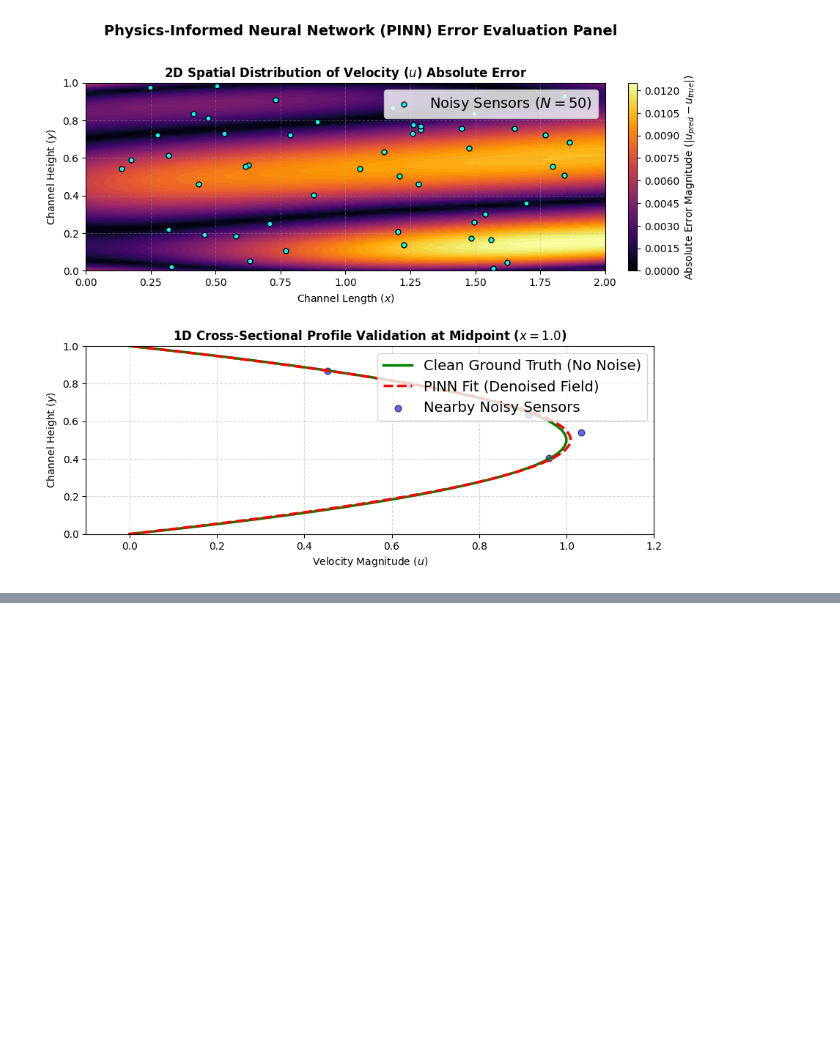
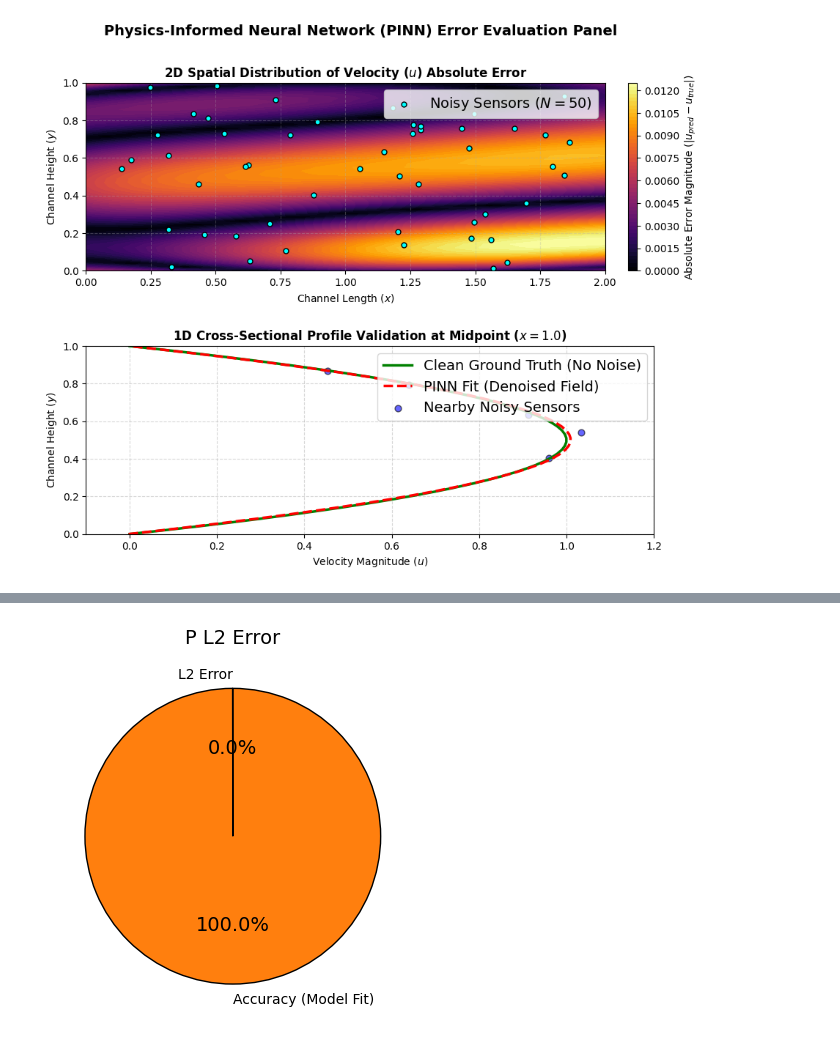
Before and after one commit to ziaurmb/pinn, a Jupyter notebook: Physics_Informed_Digital_Twin_for_Hydraulic_Systems_Navier_Stokes_2D.ipynb, the cells around one changed output, grey strips where cells are left out. Saved outputs shown, nothing was run; the diff lists cells and outputs as text; code cells hidden in the pictures; blank space fills up the shorter version.

```diff
--- a/Physics_Informed_Digital_Twin_for_Hydraulic_Systems_Navier_Stokes_2D.ipynb
+++ b/Physics_Informed_Digital_Twin_for_Hydraulic_Systems_Navier_Stokes_2D.ipynb
@@ -349,0 +432,9 @@ plt.show()
+# %%
+sizes = [l2_error_p, 100 - l2_error_p]
+labels = ['L2 Error', 'Accuracy (Model Fit)']
+plt.pie(sizes, labels=labels, autopct='%1.1f%%', startangle=90,
+    wedgeprops={'linewidth': 1, 'edgecolor': 'black'})
+plt.title("P L2 Error")
+plt.show()
+# %% [output]
+[figure, added]
```
Also changed, not shown: parts of 6 cells of this notebook.
